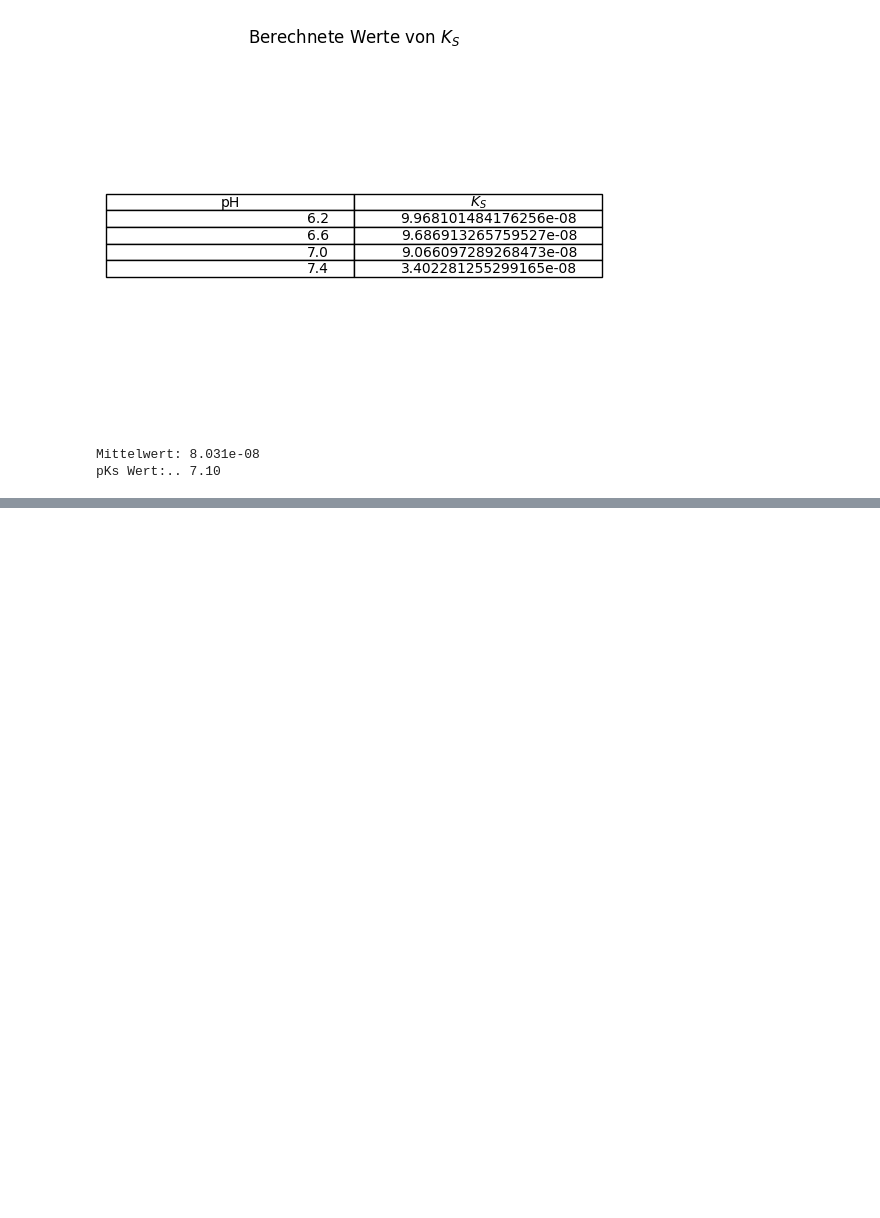
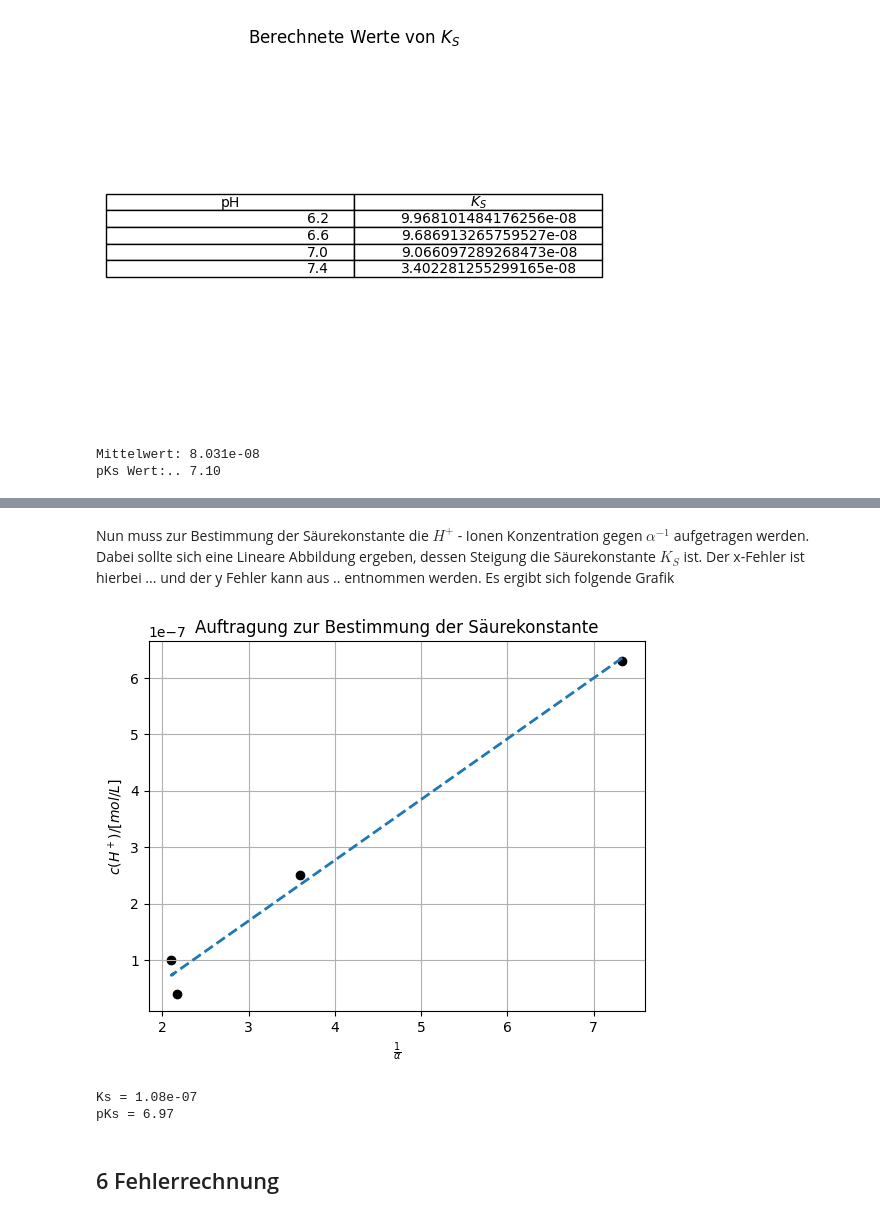
Before and after one commit to HansoTell/Computercafe, a Jupyter notebook: V6J/V6.ipynb, the cells around one changed output, grey strips where cells are left out. Drawn from its saved outputs; the diff is of its cells as text; code cells hidden in the pictures; blank space fills up the shorter version.

```diff
--- a/V6J/V6.ipynb
+++ b/V6J/V6.ipynb
@@ -629,0 +660,29 @@ pKs Wert:.. 7.10
+# %% [markdown]
+Nun muss zur Bestimmung der Säurekonstante die $H^+$ - Ionen Konzentration gegen $\alpha^{-1}$ aufgetragen werden.
+Dabei sollte sich eine Lineare Abbildung ergeben, dessen Steigung die Säurekonstante $K_S$ ist.
+Der x-Fehler ist hierbei ... und der y Fehler kann aus .. entnommen werden. Es ergibt sich folgende Grafik
+# %%
+#Lin Fit
+KS_auftragung, b = np.polyfit(all_alpha_reci, cH, 1)
+pKs_auftragung = -np.log10(KS_auftragung)
+#Auch hier wieder wie machen wir das mit fehlern also wie binde ich die hier ein??
+
+
+#Plotting
+plt.scatter(all_alpha_reci, cH, color = "black")
+plt.plot(all_alpha_reci, KS_auftragung*all_alpha_reci+b, linestyle="--", linewidth=2)
+#plt.errorbar(sin_beta_d, nlambda_d, xerr=delta_sinBetan_d, fmt="o", markersize=3, capsize=5, capthick=1.5 , elinewidth= 1.5, color="black", ecolor="black")
+plt.xlabel(r"$\frac{1}{\alpha}$")
+plt.ylabel(r"$c(H^+) / [mol/L]$")
+plt.title("Auftragung zur Bestimmung der Säurekonstante")
+plt.grid(True)
+plt.show()
+
+print(f"Ks = {KS_auftragung:.2e}")
+print(f"pKs = {pKs_auftragung:.2f}")
+# %% [output]
+[figure, added]
+Ks = 1.08e-07
+pKs = 6.97
+# %% [markdown]
+## 6 Fehlerrechnung
```
Also changed, not shown: parts of 5 cells of this notebook.
